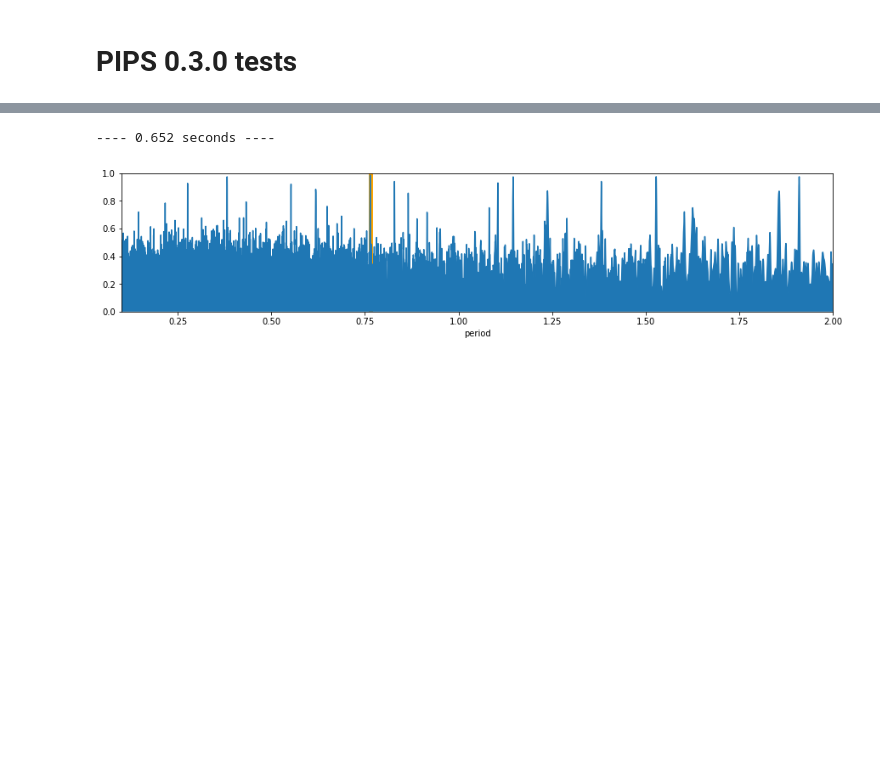
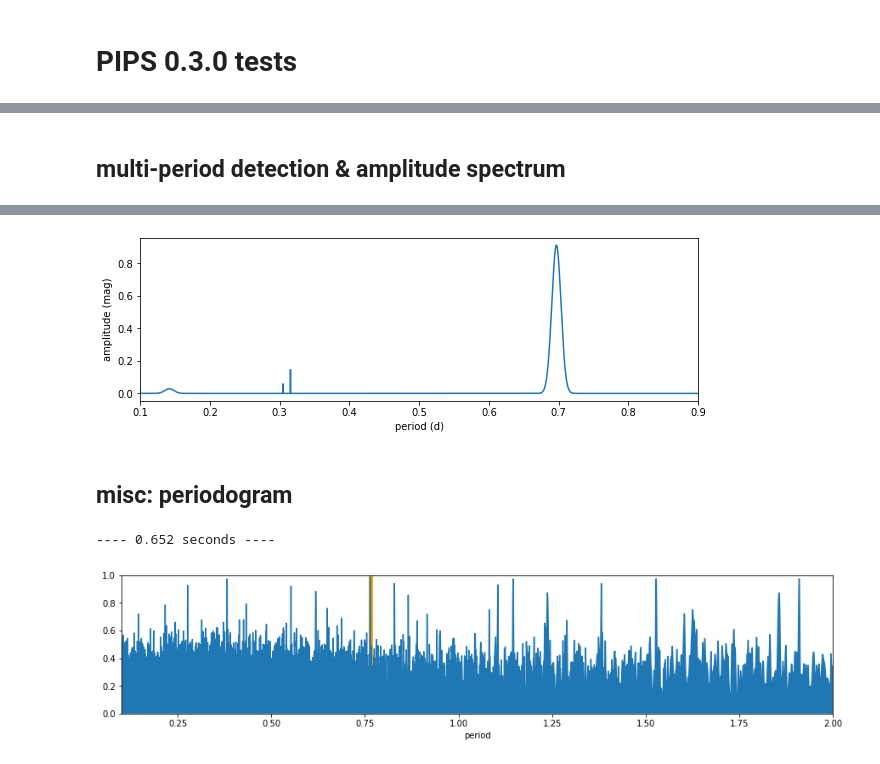
Before and after one commit to SterlingYM/astroPIPS, a Jupyter notebook: test.ipynb, the cells around one changed output, grey strips where cells are left out. Drawn from its saved outputs; the diff is of its cells as text; code cells hidden in the pictures; blank space fills up the shorter version.

Commit message:
add amplitude spectrum

```diff
--- a/test.ipynb
+++ b/test.ipynb
@@ -37,0 +40,6 @@ star.plot_lc()
+# %% [markdown]
+## multi-period detection & amplitude spectrum
+# %%
+period,spectrum = star.amplitude_spectrum(p_min=0.1,p_max=0.9,N=10)
+plt.figure(figsize=(10,3));plt.plot(period,spectrum);plt.xlim(0.1,0.9);plt.xlabel('period (d)');plt.ylabel('amplitude (mag)');plt.show()
+# %% [output]
@@ -38,3 +58,6 @@ star.plot_lc()
+[figure, added]
+# %% [markdown]
+## misc: periodogram
 # %%
 # periodogram -- fast method
 t0 = time.time()
```
Also changed, not shown: parts of 7 cells of this notebook, 1 other file.
